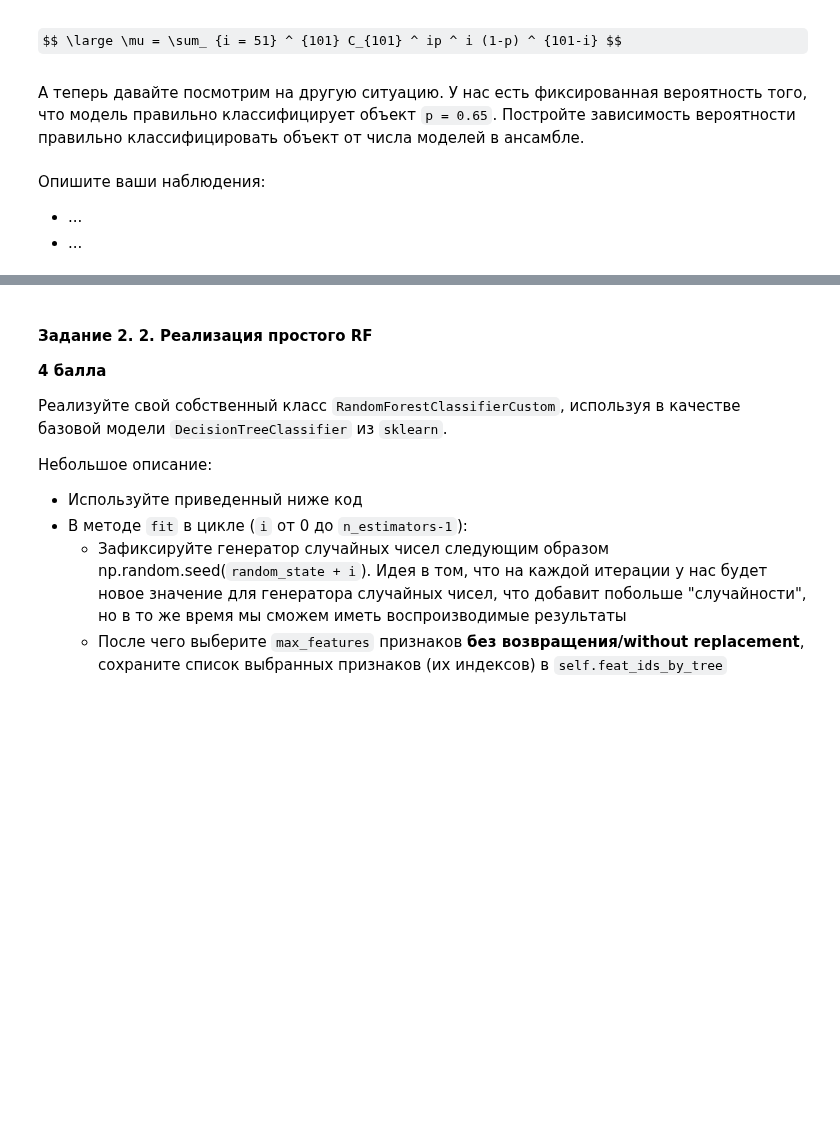
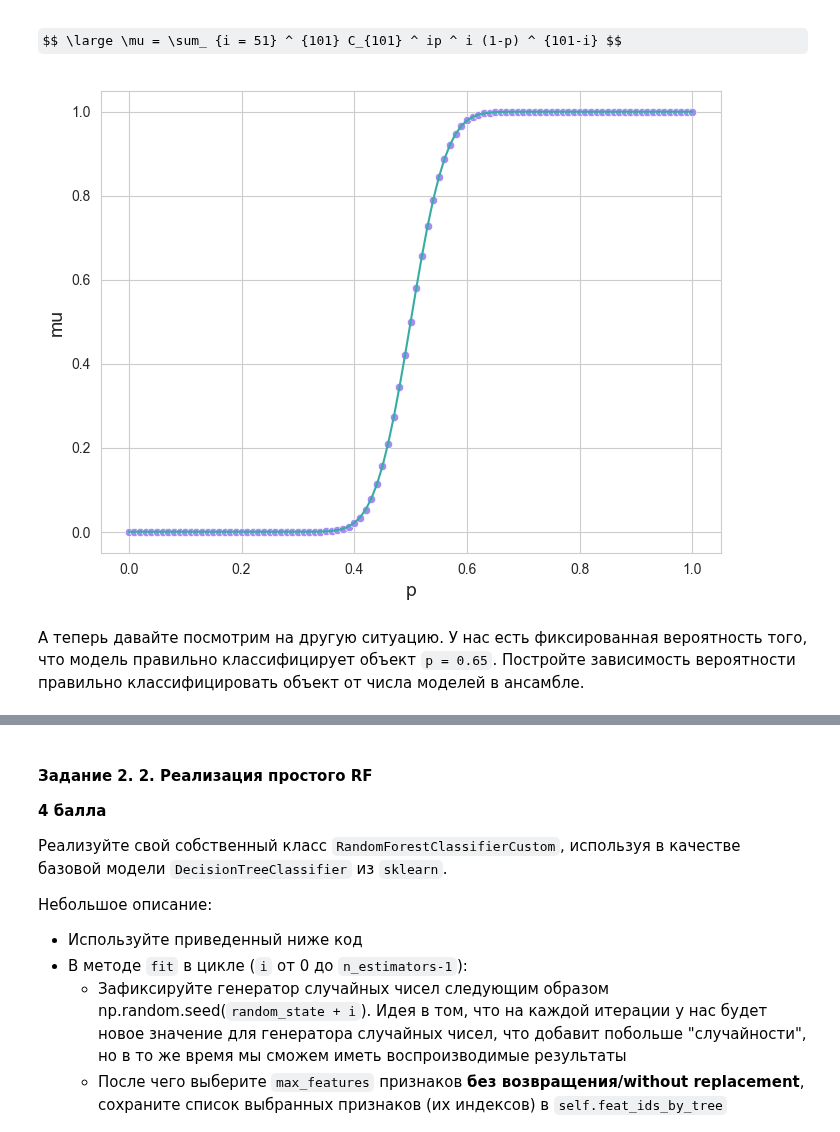
Before and after one commit to EkaterinShitik/BI_ML_2024, a Jupyter notebook: hw5_ens/code/Ensembles.ipynb, the cells around one changed output, grey strips where cells are left out. Drawn from its saved outputs; the diff is of its cells as text; code cells hidden in the pictures; some formulas as TeX source; blank space fills up the shorter version.

```diff
--- a/hw5_ens/code/Ensembles.ipynb
+++ b/hw5_ens/code/Ensembles.ipynb
@@ -79,12 +104,33 @@ def plot_regression_predictions(tree_reg, X, y, axes=[-3, 3, -10, 10], ylabel="$
 $$ \large \mu = \sum_ {i = 51} ^ {101} C_{101} ^ ip ^ i (1-p) ^ {101-i} $$
 # %%
 ## ENTER YOUR CODE HERE (/¯◡ ‿ ◡)/¯☆*##
+# %%
+# Создаем вектор разных вероятностей
+p = np.arange(0, 1.01, 0.01)
+
+# Определяем mu и готовим вектор для добавления разных значений
+mu = 0
+mu_list = []
+
+# Сначала считаем для каждого i
+for i in range(51, 102):
+    mu = (math.factorial(101)/(math.factorial(101-i) * math.factorial(i))) * p**i * (1 - p)**(101 - i)
+    mu_list += [mu]
+
+mu_array = np.array(mu_list)
+# Суммируем значения для каждой вероятности
+result = np.sum(mu_array, axis=0)
+# %%
+# Визуализируем
+
+plt.figure(figsize=(8, 6))
+sns.lineplot(y=result, x=p, color=sns.color_palette("husl", 8)[4])
+sns.scatterplot(y=result, x=p, color=sns.color_palette("husl", 8)[6])
+plt.ylabel('mu', fontsize=14)
+plt.xlabel('p', fontsize=14);
+# %% [output]
+[figure, added]
 # %% [markdown]
 А теперь давайте посмотрим на другую ситуацию. У нас есть фиксированная вероятность того, что модель правильно классифицирует объект `p = 0.65`. Постройте зависимость вероятности правильно классифицировать объект от числа моделей в ансамбле.
 # %%
 ## ENTER YOUR CODE HERE (/¯◡ ‿ ◡)/¯☆*##
-# %% [markdown]
-Опишите ваши наблюдения:
-
-* ...
-* ...
```
Also changed, not shown: parts of 41 cells of this notebook.
